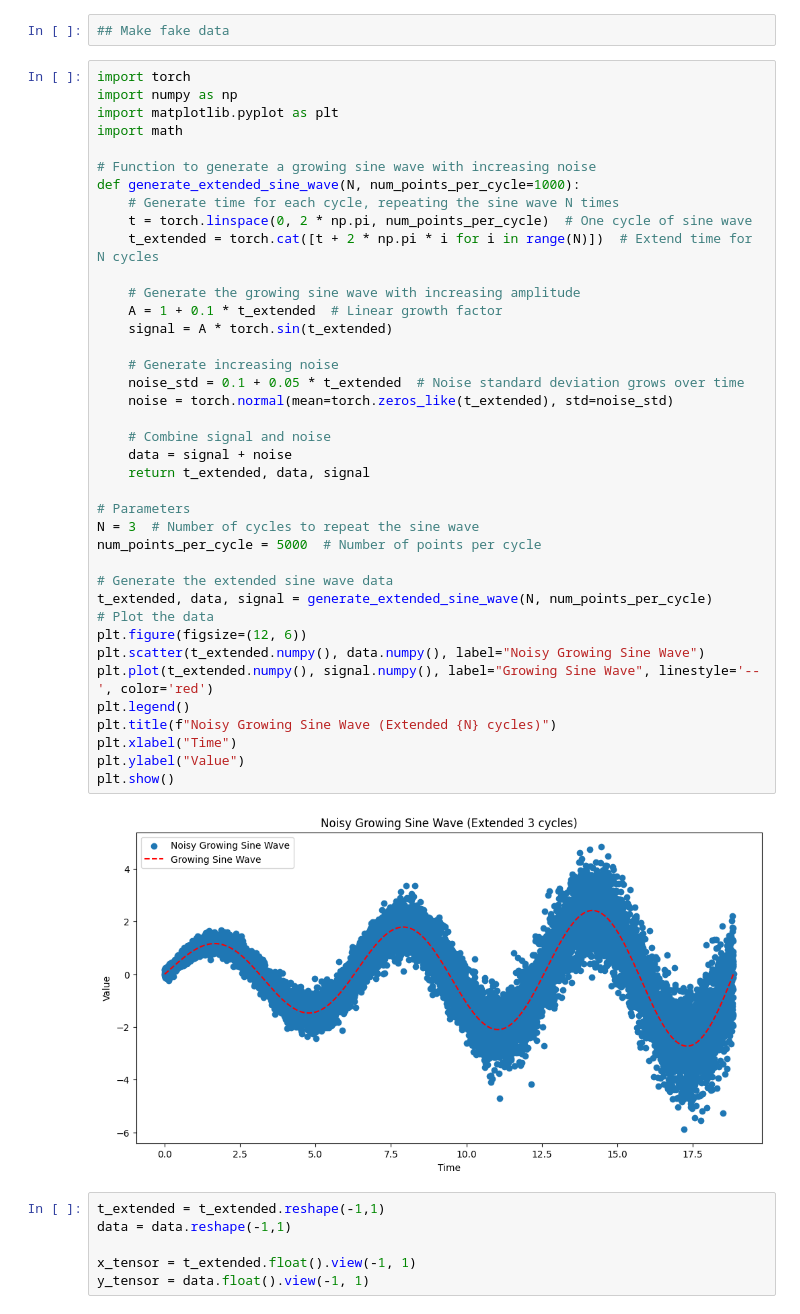
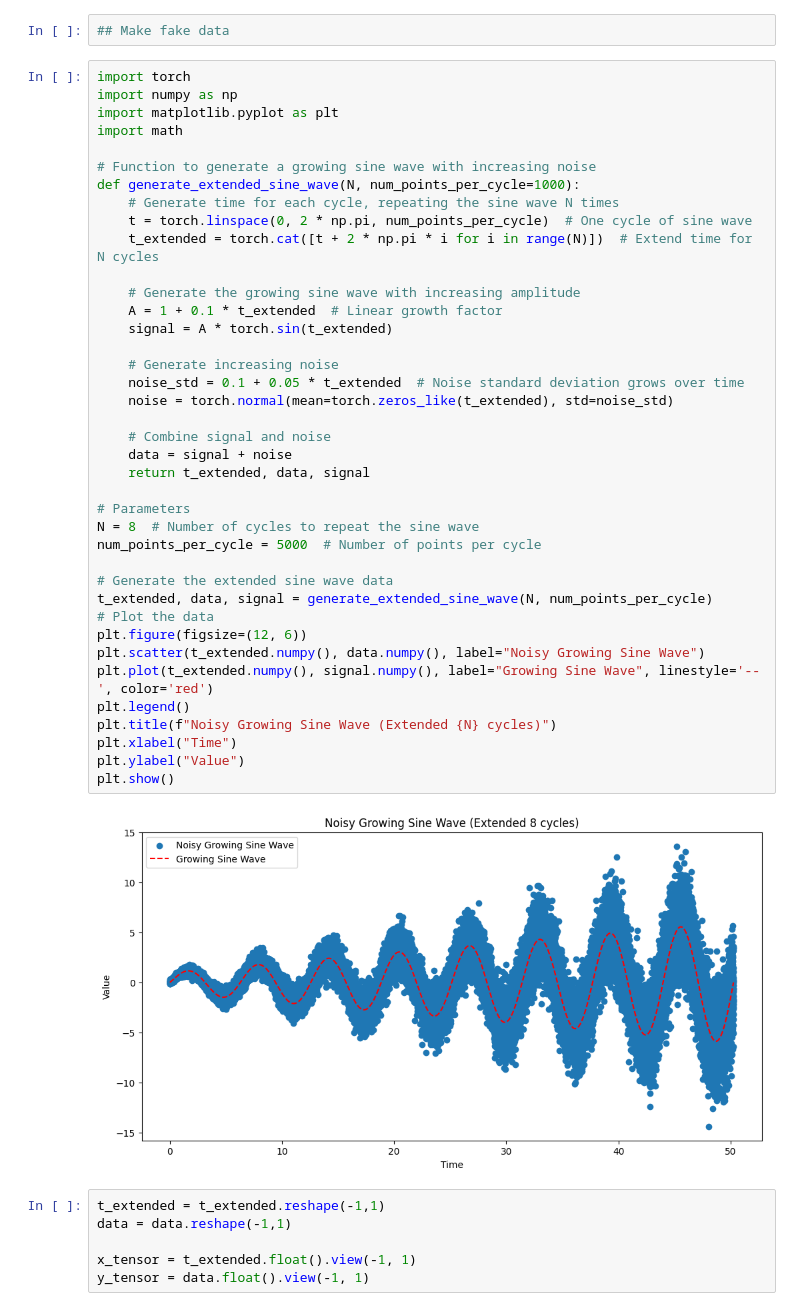
Before and after one commit to bs7280/pytorch-examples, a Jupyter notebook: notebooks/pytorch-exp-cycle-detector.ipynb, the cells around one changed output. Cells and saved outputs as stored; diff of their text form.

```diff
--- a/notebooks/pytorch-exp-cycle-detector.ipynb
+++ b/notebooks/pytorch-exp-cycle-detector.ipynb
@@ -32,35 +32,35 @@ def generate_extended_sine_wave(N, num_points_per_cycle=1000):
     t = torch.linspace(0, 2 * np.pi, num_points_per_cycle)  # One cycle of sine wave
     t_extended = torch.cat([t + 2 * np.pi * i for i in range(N)])  # Extend time for N cycles
 
     # Generate the growing sine wave with increasing amplitude
     A = 1 + 0.1 * t_extended  # Linear growth factor
     signal = A * torch.sin(t_extended)
 
     # Generate increasing noise
     noise_std = 0.1 + 0.05 * t_extended  # Noise standard deviation grows over time
     noise = torch.normal(mean=torch.zeros_like(t_extended), std=noise_std)
 
     # Combine signal and noise
     data = signal + noise
     return t_extended, data, signal
 
 # Parameters
-N = 3  # Number of cycles to repeat the sine wave
+N = 8  # Number of cycles to repeat the sine wave
 num_points_per_cycle = 5000  # Number of points per cycle
 
 # Generate the extended sine wave data
 t_extended, data, signal = generate_extended_sine_wave(N, num_points_per_cycle)
 # Plot the data
 plt.figure(figsize=(12, 6))
 plt.scatter(t_extended.numpy(), data.numpy(), label="Noisy Growing Sine Wave")
 plt.plot(t_extended.numpy(), signal.numpy(), label="Growing Sine Wave", linestyle='--', color='red')
 plt.legend()
 plt.title(f"Noisy Growing Sine Wave (Extended {N} cycles)")
 plt.xlabel("Time")
 plt.ylabel("Value")
 plt.show()
 # %% [output]
-[figure, old version]
+[figure, new version]
 # %%
 t_extended = t_extended.reshape(-1,1)
 data = data.reshape(-1,1)
```
Also changed, not shown: parts of 8 cells of this notebook, 1 other file.
